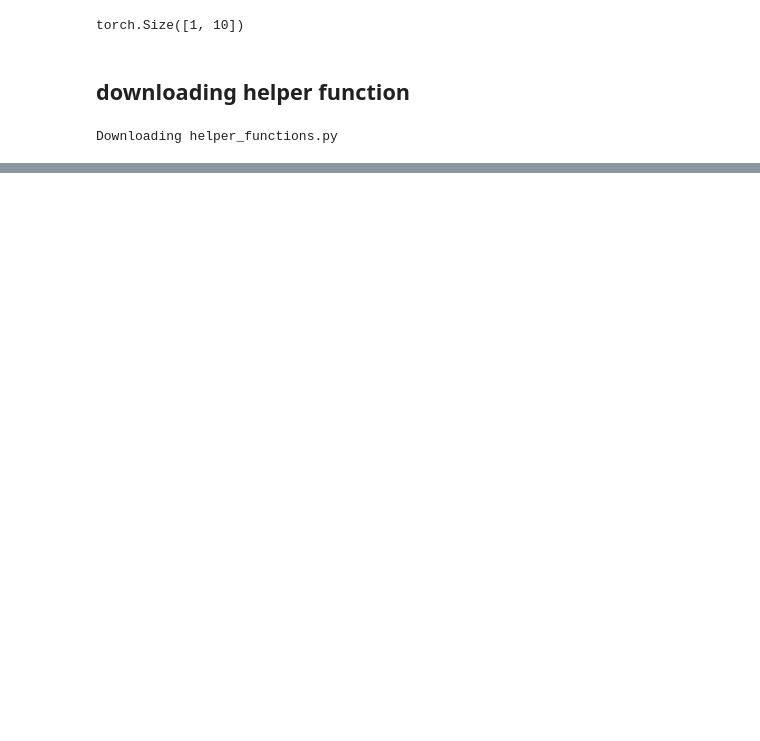
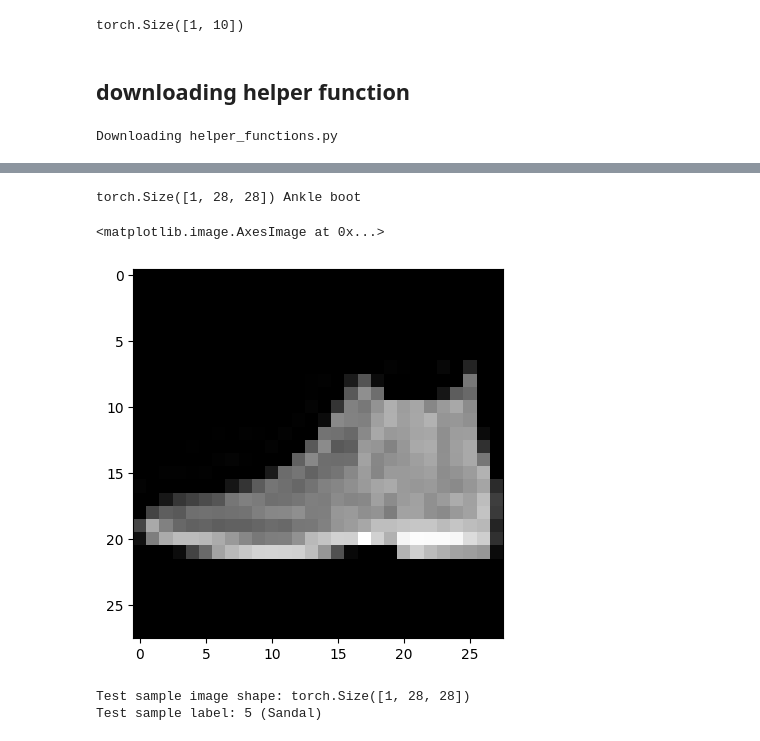
Before and after one commit to Naveensadanandan/Pytorch, a Jupyter notebook: 03_Computervision_PyTorch.ipynb, the cells around one changed output, grey strips where cells are left out. Drawn from its saved outputs; the diff is of its cells as text; code cells hidden in the pictures; blank space fills up the shorter version.

```diff
--- a/03_Computervision_PyTorch.ipynb
+++ b/03_Computervision_PyTorch.ipynb
@@ -319,0 +785,22 @@ device
+# %%
+img, label = test_data[0]
+print(img.shape, class_names[label])
+plt.imshow(img.squeeze(0), cmap = "gray")
+# %% [output]
+torch.Size([1, 28, 28]) Ankle boot
+<matplotlib.image.AxesImage at 0x...>
+[figure, added]
+# %%
+import random
+random.seed(42)
+test_samples = []
+test_labels = []
+for sample, label in random.sample(list(test_data), k=9):
+    test_samples.append(sample)
+    test_labels.append(label)
+
+# View the first test sample shape and label
+print(f"Test sample image shape: {test_samples[0].shape}\nTest sample label: {test_labels[0]} ({class_names[test_labels[0]]})")
+# %% [output]
+Test sample image shape: torch.Size([1, 28, 28])
+Test sample label: 5 (Sandal)
```
Also changed, not shown: parts of 36 cells of this notebook.
